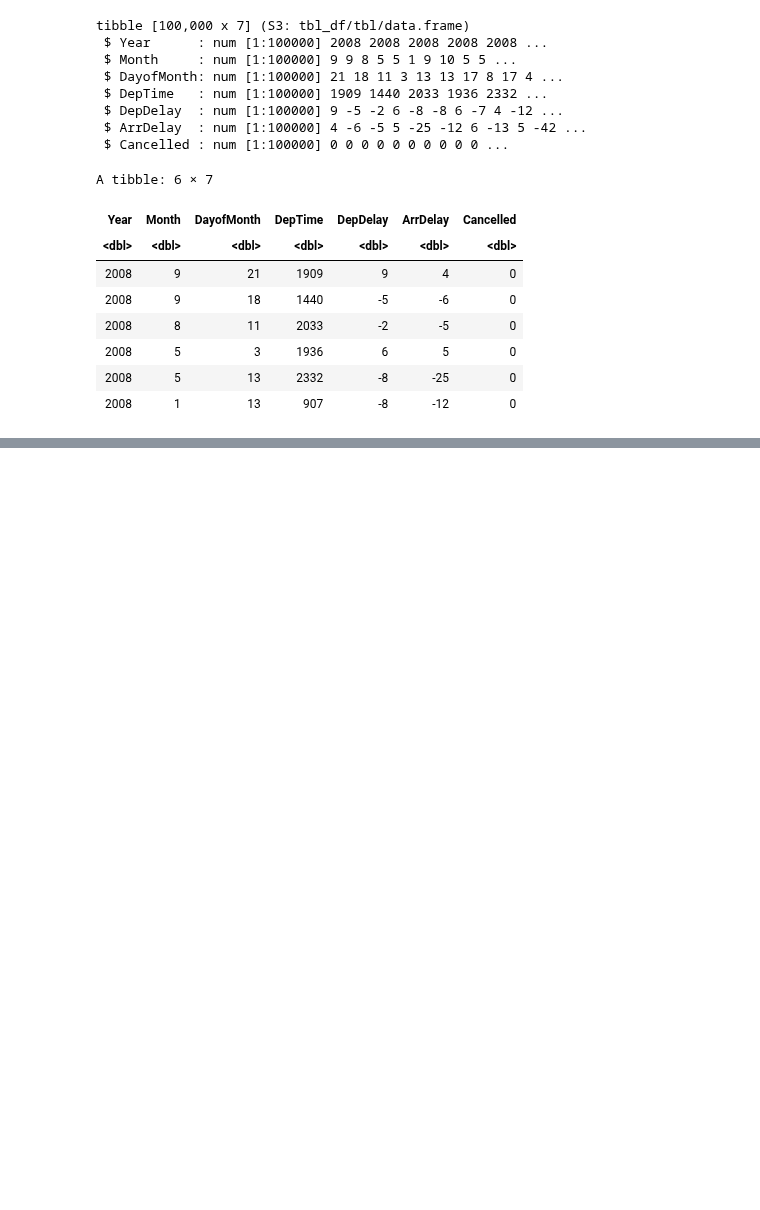
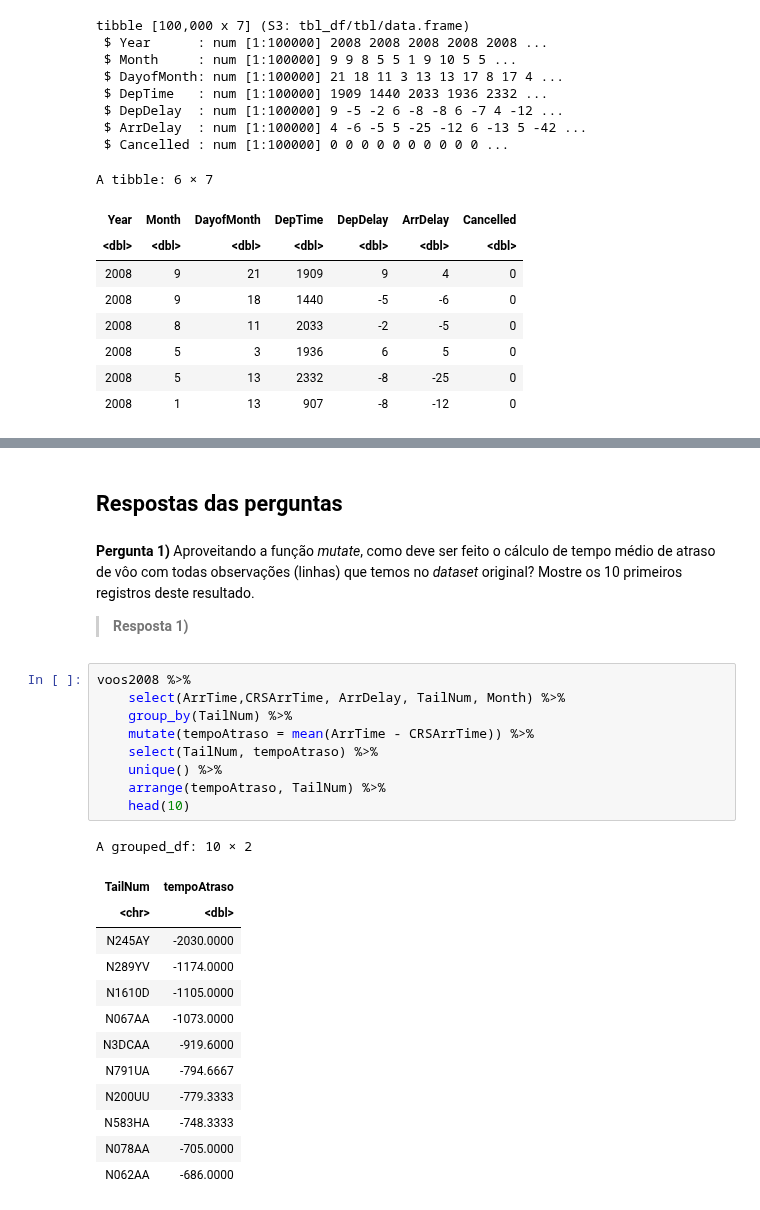
Before and after one commit to Rogerio-mack/Ling-de-Prog-para-Ciencia-de-Dados, a Jupyter notebook: Trilha 6.ipynb, the cells around one changed output, grey strips where cells are left out. Cells and saved outputs as stored; diff of their text form; blank space fills up the shorter version.

Commit message:
Adicionadas 2 perguntas e respostas

```diff
--- a/Trilha 6.ipynb
+++ b/Trilha 6.ipynb
@@ -218,0 +238,29 @@ A grouped_df: 12 × 2
+# %% [markdown]
+## Respostas das perguntas
+# %% [markdown]
+**Pergunta 1)** Aproveitando a função *mutate*, como deve ser feito o cálculo de tempo médio de atraso de vôo com todas observações (linhas) que temos no *dataset* original? Mostre os 10 primeiros registros deste resultado.
+
+> **Resposta 1)**
+# %%
+voos2008 %>%
+    select(ArrTime,CRSArrTime, ArrDelay, TailNum, Month) %>%
+    group_by(TailNum) %>%
+    mutate(tempoAtraso = mean(ArrTime - CRSArrTime)) %>%
+    select(TailNum, tempoAtraso) %>%
+    unique() %>%
+    arrange(tempoAtraso, TailNum) %>%
+    head(10)
+# %% [output]
+A grouped_df: 10 × 2
+| TailNum | tempoAtraso |
+| <chr> | <dbl> |
+| N245AY | -2030.0000 |
+| N289YV | -1174.0000 |
+| N1610D | -1105.0000 |
+| N067AA | -1073.0000 |
+| N3DCAA | -919.6000 |
+| N791UA | -794.6667 |
+| N200UU | -779.3333 |
+| N583HA | -748.3333 |
+| N078AA | -705.0000 |
+| N062AA | -686.0000 |
```
Also changed, not shown: parts of 13 cells of this notebook.
